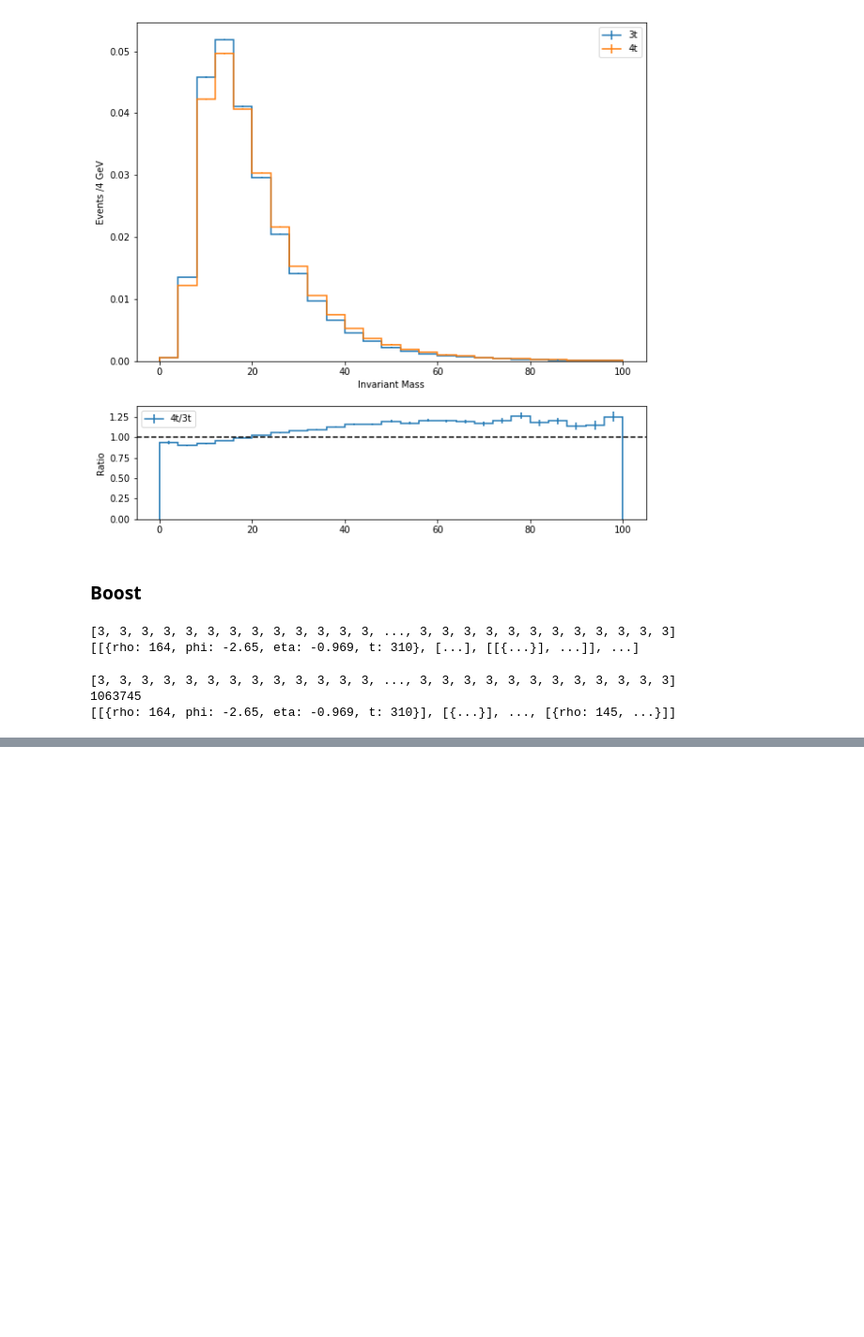
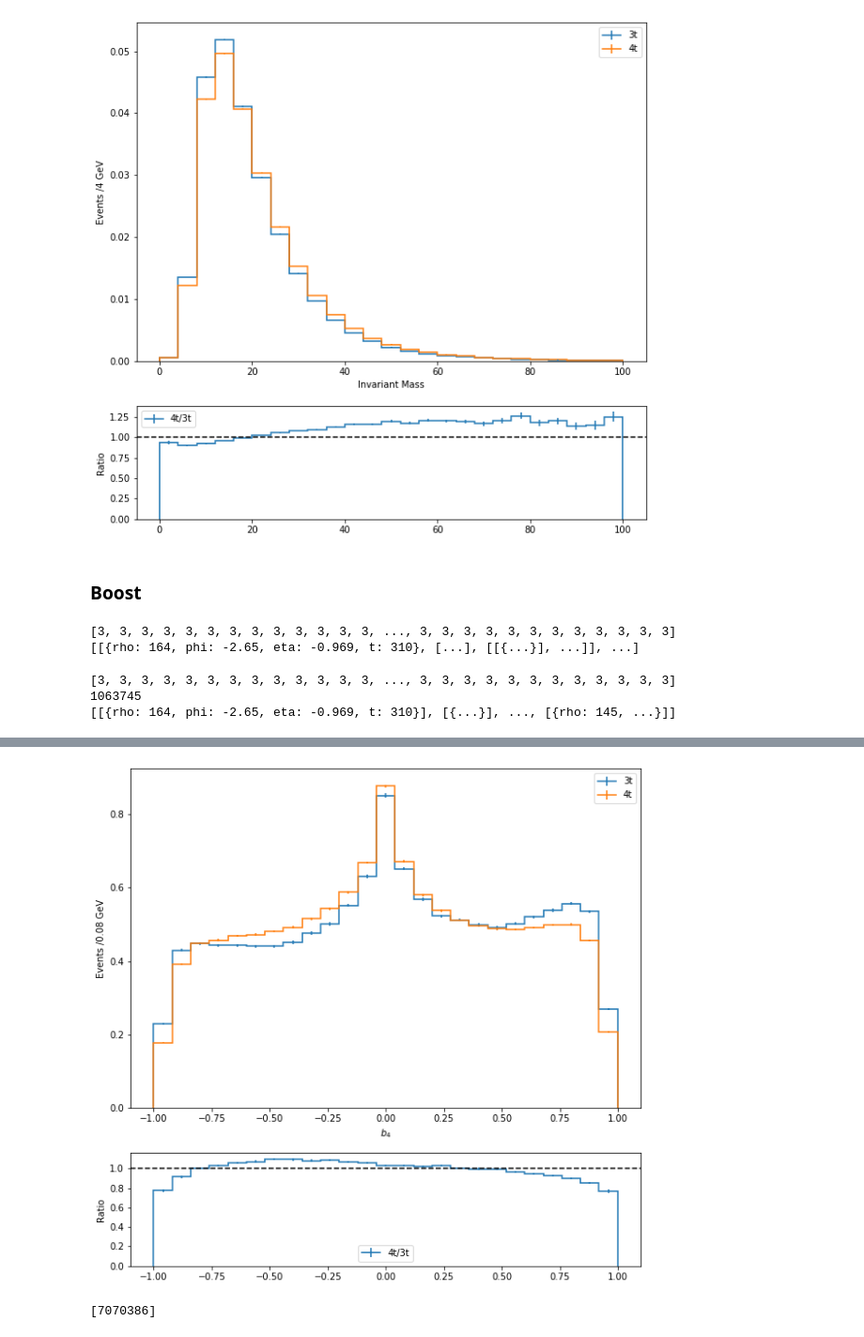
Before and after one commit to archiebrooks02/MPHYS-4Top, a Jupyter notebook: higher_order_variables.ipynb, the cells around one changed output, grey strips where cells are left out. Shown: that part at 94% size. Drawn from its saved outputs; the diff is of its cells as text; code cells hidden in the pictures; blank space fills up the shorter version.

```diff
--- a/higher_order_variables.ipynb
+++ b/higher_order_variables.ipynb
@@ -210,0 +524,32 @@ print(tops_3t_broadcasted[0,1])
+# %%
+fig, ax = plt.subplots(2,1, figsize=(10,10),gridspec_kw={'height_ratios': [3, 1]})
+histogram([b4_3t,b4_4t], 25, ['3t','4t'], ax[0], ratio_axes=ax[1])
+ax[0].set_xlabel(r'$b_4$')
+plt.show()
+# %% [output]
+[figure, added]
+# %%
+def delta_r_dm(jets,tops):
+    top_1 = tops[:,0]
+    top_2 = tops[:,1]
+    delta_r_1 = jets.deltaR(top_1)
+    delta_r_2 = jets.deltaR(top_2)
+    return delta_r_1,delta_r_2
+
+delta_r_1_3t,delta_r_2_3t = delta_r_dm(jets_3t_dm,tops_3t_dm)
+delta_r_1_4t,delta_r_2_4t = delta_r_dm(jets_4t_dm,tops_4t_dm)
+
+delta_r_3t = ak.concatenate((delta_r_1_3t,delta_r_2_3t),axis=1)
+delta_r_4t = ak.concatenate((delta_r_1_4t,delta_r_2_4t),axis=1)
+
+min_delta_r_3t = delta_r_3t[ak.argsort(delta_r_3t)][:,0]
+min_delta_r_4t = delta_r_4t[ak.argsort(delta_r_4t)][:,0]
+
+max_delta_r_3t = delta_r_3t[ak.argsort(delta_r_3t,ascending=False)][:,0]
+max_delta_r_4t = delta_r_4t[ak.argsort(delta_r_4t,ascending=False)][:,0]
+
+all_delta_r_3t = ak.flatten(ak.concatenate((delta_r_1_3t,delta_r_2_3t),axis=1))
+print(np.shape(all_delta_r_3t))
+all_delta_r_4t = ak.flatten(ak.concatenate((delta_r_1_4t,delta_r_2_4t),axis=1))
+# %% [output]
+[7070386]
```
Also changed, not shown: parts of 19 cells of this notebook.
